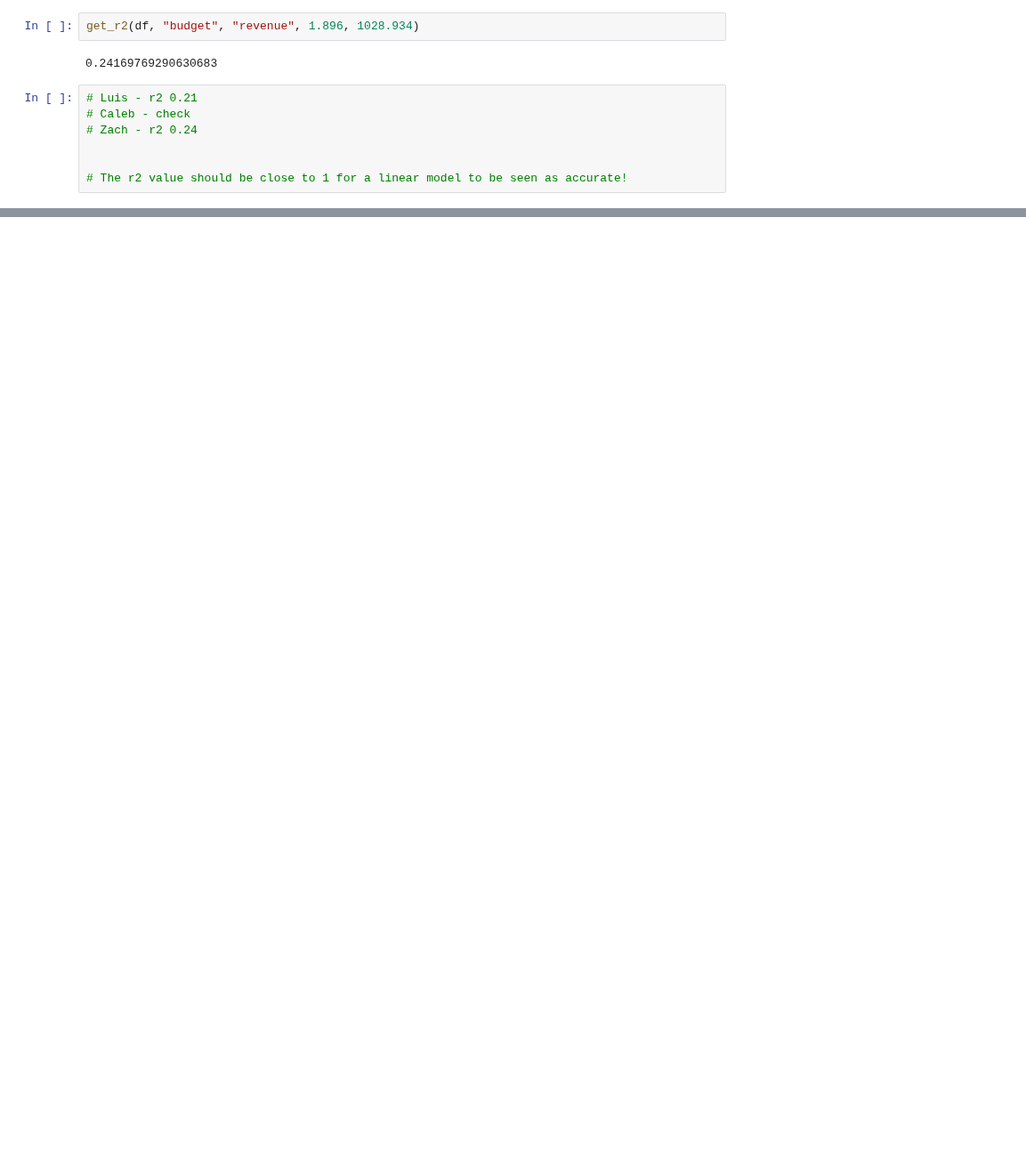
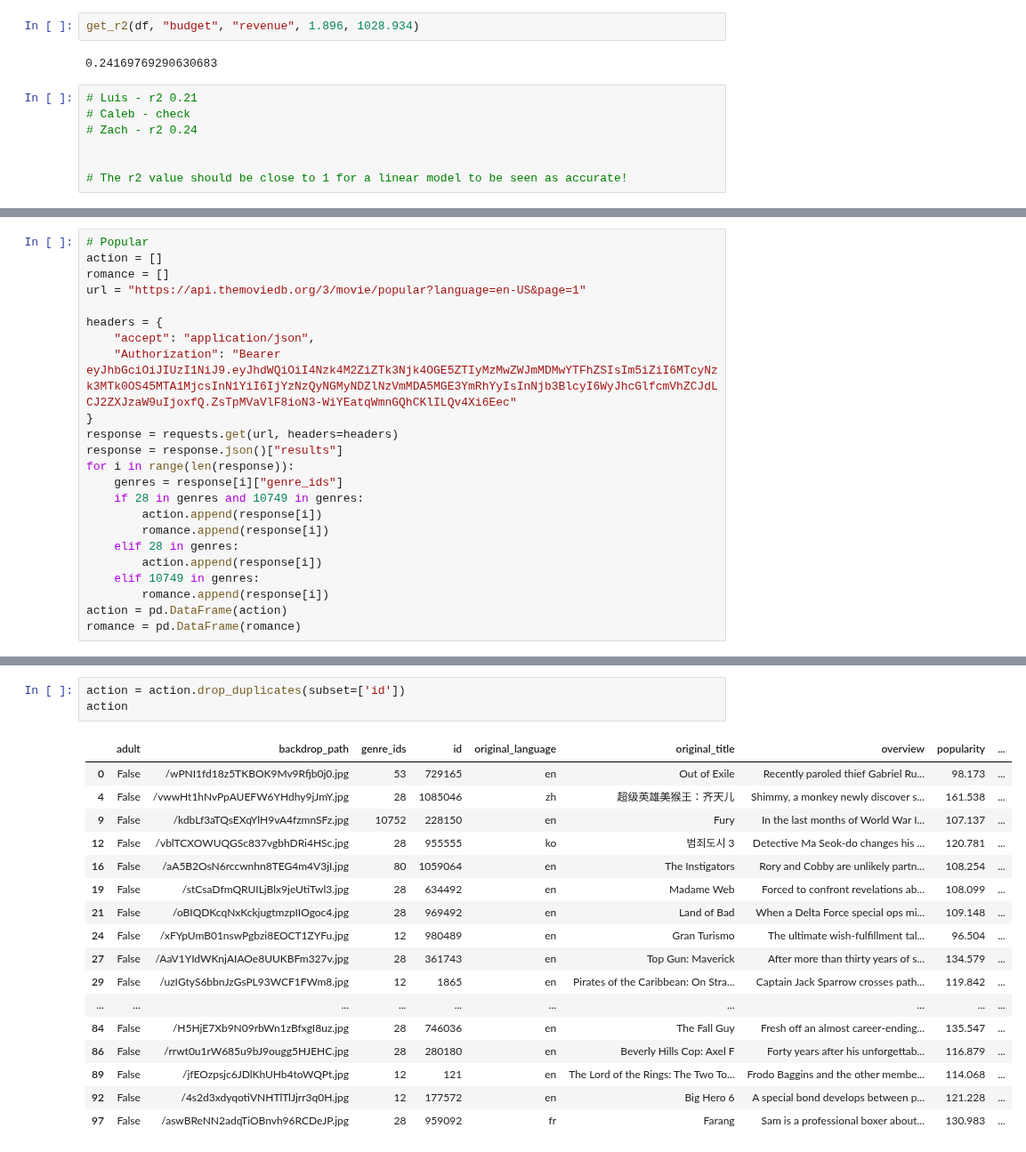
Before and after one commit to SSpindt/AI, a Jupyter notebook: Semester 1/Movies/Movies.ipynb, the cells around one changed output, grey strips where cells are left out. Shown at 89% size. Saved outputs shown, nothing was run; the diff lists cells and outputs as text; blank space fills up the shorter version.

Commit message:
Fix duplicate error

```diff
--- a/Semester 1/Movies/Movies.ipynb
+++ b/Semester 1/Movies/Movies.ipynb
@@ -289,0 +237,23 @@ print(len(action), len(romance))
+# %%
+# Popular
+action = []
+romance = []
+url = "https://api.themoviedb.org/3/movie/popular?language=en-US&page=1"
+
+headers = {
+    "accept": "application/json",
+    "Authorization": "Bearer eyJhbGciOiJIUzI1NiJ9.eyJhdWQiOiI4Nzk4M2ZiZTk3Njk4OGE5ZTIyMzMwZWJmMDMwYTFhZSIsIm5iZiI6MTcyNzk3MTk0OS45MTA1MjcsInN1YiI6IjYzNzQyNGMyNDZlNzVmMDA5MGE3YmRhYyIsInNjb3BlcyI6WyJhcGlfcmVhZCJdLCJ2ZXJzaW9uIjoxfQ.ZsTpMVaVlF8ioN3-WiYEatqWmnGQhCKlILQv4Xi6Eec"
+}
+response = requests.get(url, headers=headers)
+response = response.json()["results"]
+for i in range(len(response)):
+    genres = response[i]["genre_ids"]
+    if 28 in genres and 10749 in genres:
+        action.append(response[i])
+        romance.append(response[i])
+    elif 28 in genres:
+        action.append(response[i])
+    elif 10749 in genres:
+        romance.append(response[i])
+action = pd.DataFrame(action)
+romance = pd.DataFrame(romance)
@@ -289,0 +269,21 @@ print(len(action), len(romance))
+# %%
+action = action.drop_duplicates(subset=['id'])
+action
+# %% [output]
+|  | adult | backdrop_path | genre_ids | id | original_language | original_title | overview | popularity | ... |
+| 0 | False | /wPNI1fd18z5TKBOK9Mv9Rfjb0j0.jpg | 53 | 729165 | en | Out of Exile | Recently paroled thief Gabriel Ru... | 98.173 | ... |
+| 4 | False | /vwwHt1hNvPpAUEFW6YHdhy9jJmY.jpg | 28 | 1085046 | zh | 超级英雄美猴王：齐天儿 | Shimmy, a monkey newly discover s... | 161.538 | ... |
+| 9 | False | /kdbLf3aTQsEXqYlH9vA4fzmnSFz.jpg | 10752 | 228150 | en | Fury | In the last months of World War I... | 107.137 | ... |
+| 12 | False | /vblTCXOWUQGSc837vgbhDRi4HSc.jpg | 28 | 955555 | ko | 범죄도시 3 | Detective Ma Seok-do changes his ... | 120.781 | ... |
+| 16 | False | /aA5B2OsN6rccwnhn8TEG4m4V3jI.jpg | 80 | 1059064 | en | The Instigators | Rory and Cobby are unlikely partn... | 108.254 | ... |
+| 19 | False | /stCsaDfmQRUILjBlx9jeUtiTwl3.jpg | 28 | 634492 | en | Madame Web | Forced to confront revelations ab... | 108.099 | ... |
+| 21 | False | /oBIQDKcqNxKckjugtmzpIIOgoc4.jpg | 28 | 969492 | en | Land of Bad | When a Delta Force special ops mi... | 109.148 | ... |
+| 24 | False | /xFYpUmB01nswPgbzi8EOCT1ZYFu.jpg | 12 | 980489 | en | Gran Turismo | The ultimate wish-fulfillment tal... | 96.504 | ... |
+| 27 | False | /AaV1YIdWKnjAIAOe8UUKBFm327v.jpg | 28 | 361743 | en | Top Gun: Maverick | After more than thirty years of s... | 134.579 | ... |
+| 29 | False | /uzIGtyS6bbnJzGsPL93WCF1FWm8.jpg | 12 | 1865 | en | Pirates of the Caribbean: On Stra... | Captain Jack Sparrow crosses path... | 119.842 | ... |
+| ... | ... | ... | ... | ... | ... | ... | ... | ... | ... |
+| 84 | False | /H5HjE7Xb9N09rbWn1zBfxgI8uz.jpg | 28 | 746036 | en | The Fall Guy | Fresh off an almost career-ending... | 135.547 | ... |
+| 86 | False | /rrwt0u1rW685u9bJ9ougg5HJEHC.jpg | 28 | 280180 | en | Beverly Hills Cop: Axel F | Forty years after his unforgettab... | 116.879 | ... |
+| 89 | False | /jfEOzpsjc6JDlKhUHb4toWQPt.jpg | 12 | 121 | en | The Lord of the Rings: The Two To... | Frodo Baggins and the other membe... | 114.068 | ... |
+| 92 | False | /4s2d3xdyqotiVNHTlTlJjrr3q0H.jpg | 12 | 177572 | en | Big Hero 6 | A special bond develops between p... | 121.228 | ... |
+| 97 | False | /aswBReNN2adqTiOBnvh96RCDeJP.jpg | 28 | 959092 | fr | Farang | Sam is a professional boxer about... | 130.983 | ... |
```
Also changed, not shown: parts of 10 cells of this notebook.
